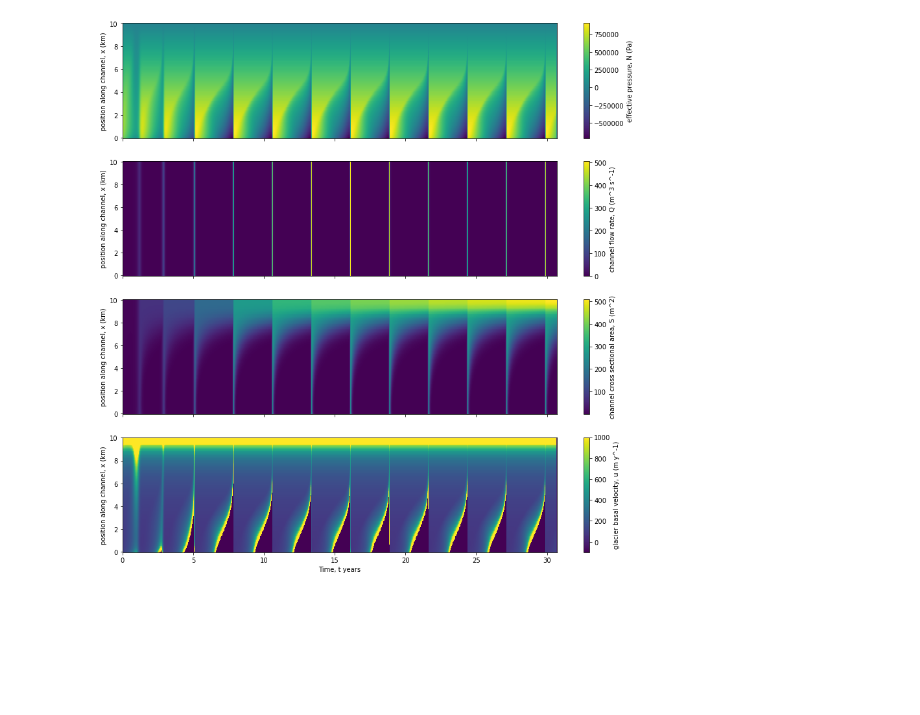
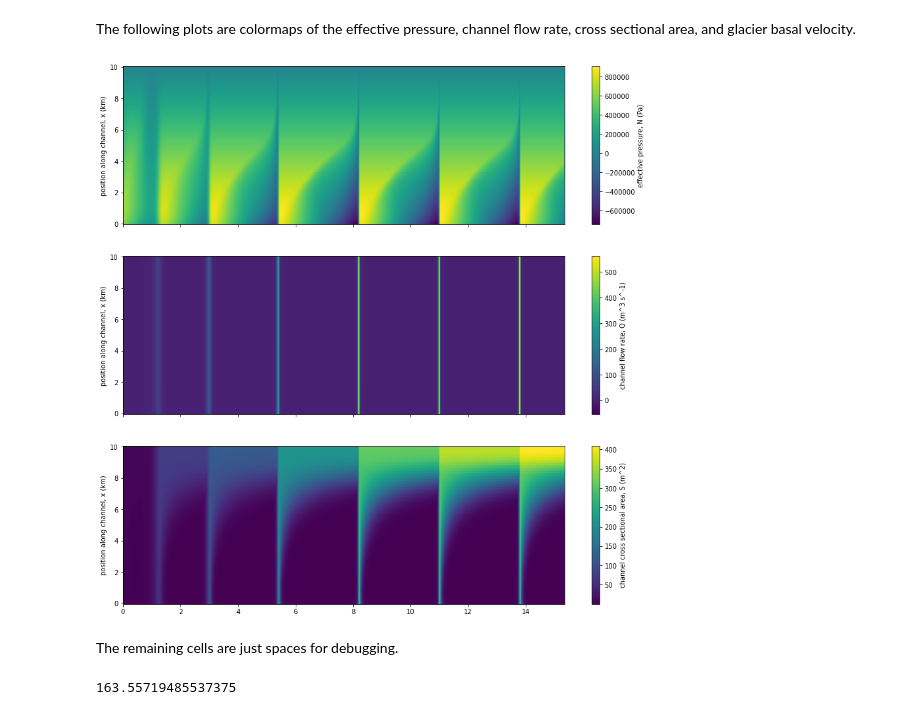
Before and after one commit to ldeo-glaciology/nye_eqns_bvp, a Jupyter notebook: nf_bvp_python/nf_bvp.ipynb, the cells around one changed output. Drawn from its saved outputs; the diff is of its cells as text; code cells hidden in the pictures; blank space fills up the shorter version.

```diff
--- a/nf_bvp_python/nf_bvp.ipynb
+++ b/nf_bvp_python/nf_bvp.ipynb
@@ -50,17 +72,0 @@ del_t = 0.01
-# %%
-# Initializing data storage arrays/resolution
-grid_space = 100
-time_space = 100000
-
-h = np.zeros(time_space)
-S = np.zeros((time_space,grid_space))
-Q = np.zeros((time_space,grid_space))
-N = np.zeros((time_space,grid_space))
-u = np.zeros((time_space,grid_space))
-
-S[0,:] = 5*np.ones(grid_space)/S0
-h[0] = 1/3
-NL = beta_r*(1-h[0])
-Nt = rho_i*g*1/N0
-x = np.linspace(0,1,grid_space)
-psi_var = psi*(1-3*np.exp(-20*x))
@@ -86,15 +96,15 @@ y[0,:]= np.sin(x*np.pi)
 y[1,:]= 0.001 + M*x# solve initial step
 S_i = S[0,:]
 sol = solve_bvp(Nye_NQ, bc_N,x,y,verbose=2)
-N[0,:]=sol.y[0]
-Q[0,:]=sol.y[1]
-u[0,:]=alpha*(tau**4)/N[0,:]
-dSdx = np.gradient(S_i)/np.gradient(x)
-S[1,:] = S_i + del_t*(np.abs(Q[0,:])**3/S_i**(8/3) - S_i*N[0,:]**3 - u[0,:]*dSdx)
+N[0,:]=np.interp(x,sol.x,sol.y[0])
+Q[0,:]=np.interp(x,sol.x,sol.y[1])
+
+S[1,:] = S_i + del_t*(np.abs(Q[0,:])**3/S_i**(8/3) - S_i*N[0,:]**3)
 h[1] = h[0] + del_t*lda*(Q_in-Q[0,0])/hL_pl1;
 NL = beta_r*(1-h[1])
 # Now we loop
 for i in range(1,time_space-1):
+    print(i)
     clear_output(wait=True)
     x = np.linspace(0,1,grid_space)
     y = np.zeros((2, x.size))
@@ -106,9 +116,7 @@ for i in range(1,time_space-1):
         break
     N[i,:]=np.interp(x,sol.x,sol.y[0])
     Q[i,:]=np.interp(x,sol.x,sol.y[1])
-    u[i,:]=alpha*(tau**4)/N[i,:]
-    dSdx = np.gradient(S_i)/np.gradient(x)
-    S[i+1,:] = S_i + del_t*(np.abs(Q[i,:])**3/S_i**(8/3) - S_i*N[i,:]**3 - 0*u[i,:]*dSdx)
+    S[i+1,:] = S_i + del_t*(np.abs(Q[i,:])**3/S_i**(8/3) - S_i*N[i,:]**3)
     h[i+1] = h[i] + del_t*lda*(Q_in-Q[i,0])/hL_pl1
     if (h[i+1]<=0) or (S[i+1,:].any()<=0):
         break
@@ -156,25 +166,27 @@ Text(0.5, 0, 'time, t (years)')
+# %% [markdown]
+The following plots are colormaps of the effective pressure, channel flow rate, cross sectional area, and glacier basal velocity.
 # %%
-fig, ax = plt.subplots(4,figsize=[15,15],sharex=True)
-#plt.xlim([0,5])
+fig, ax = plt.subplots(3,figsize=[15,15],sharex=True)
+#plt.xlim([0,7])
 p0 = ax[0].pcolormesh(time_years,s_km,N_Pa.transpose(),shading='auto')
 ax[0].set_ylabel('position along channel, x (km)')
 cbar0 = fig.colorbar(p0,ax=ax[0])
 cbar0.set_label('effective pressure, N (Pa)')
 
 p1 = ax[1].pcolormesh(time_years,s_km,Q_m3ps.transpose(),shading='auto')
 ax[1].set_ylabel('position along channel, x (km)')
 cbar1 = fig.colorbar(p1,ax=ax[1])
 cbar1.set_label('channel flow rate, Q (m^3 s^-1)')
 
 p2 = ax[2].pcolormesh(time_years,s_km,S_m2.transpose(),shading='auto')
 ax[2].set_ylabel('position along channel, x (km)')
 cbar2 = fig.colorbar(p2,ax=ax[2])
 cbar2.set_label('channel cross sectional area, S (m^2)')
-
-p3 = ax[3].pcolormesh(time_years,s_km,u_mpy.transpose(),vmin=-100,vmax=1000,shading='auto')
-ax[3].set_ylabel('position along channel, x (km)')
-ax[3].set_xlabel('Time, t years')
-cbar3 = fig.colorbar(p3,ax=ax[3])
-cbar3.set_label('glacier basal velocity, u (m y^-1)')
 # %% [output]
-[figure, old version]
+[figure, new version]
+# %% [markdown]
+The remaining cells are just spaces for debugging.
+# %%
+np.max(h_meters)
+# %% [output]
+163.55719485537375
```
Also changed, not shown: parts of 14 cells of this notebook, 1 other file.
